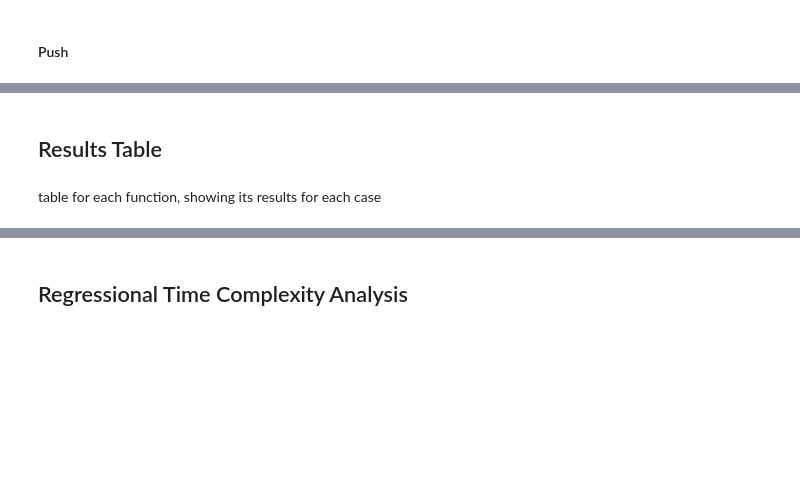
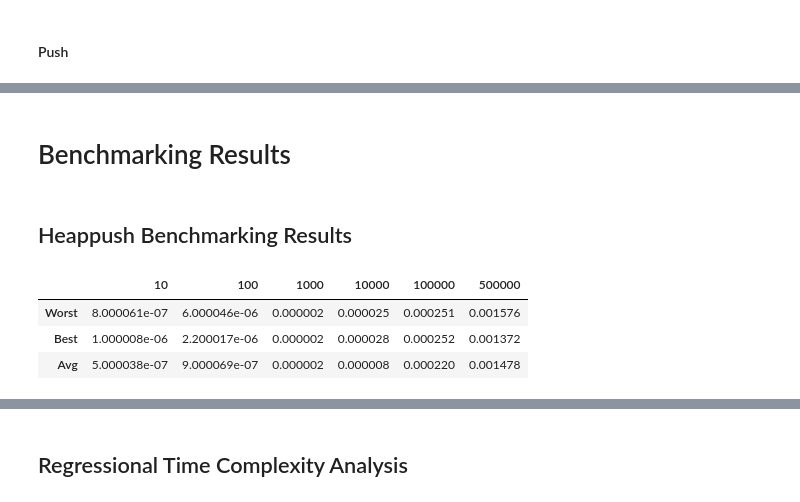
Before and after one commit to cjbass02/CSC3310-Program4, a Jupyter notebook: program4.ipynb, the cells around one changed output, grey strips where cells are left out. Cells and saved outputs as stored; diff of their text form; code cells hidden in the pictures; blank space fills up the shorter version.

```diff
--- a/program4.ipynb
+++ b/program4.ipynb
@@ -84,16 +84,22 @@ push_worst_10 = create_push_pop_list("worst", 10)
 push_worst_100 = create_push_pop_list("worst", 100)
 push_worst_1000 = create_push_pop_list("worst", 1000)
 push_worst_10000 = create_push_pop_list("worst", 10000)
+push_worst_100000 = create_push_pop_list("worst", 100000)
+push_worst_500000 = create_push_pop_list("worst", 500000)
 
 push_best_10 = create_push_pop_list("best", 10)
 push_best_100 = create_push_pop_list("best", 100)
 push_best_1000 = create_push_pop_list("best", 1000)
 push_best_10000 = create_push_pop_list("best", 10000)
+push_best_100000 = create_push_pop_list("best", 100000)
+push_best_500000 = create_push_pop_list("best", 500000)
 
 push_avg_10 = create_push_pop_list("avg", 10)
 push_avg_100 = create_push_pop_list("avg", 100)
 push_avg_1000 = create_push_pop_list("avg", 1000)
 push_avg_10000 = create_push_pop_list("avg", 10000)
+push_avg_100000 = create_push_pop_list("avg", 100000)
+push_avg_500000 = create_push_pop_list("avg", 500000)
 # %% [markdown]
 #### Pop
 # %%
@@ -207,4 +636,15 @@ Push avg case:
 # %% [markdown]
-## Results Table
+# Benchmarking Results
-# %% [markdown]
-table for each function, showing its results for each case
+# %% [markdown]
+## Heappush Benchmarking Results
+# %%
+df_push = pd.DataFrame(columns = ["10", "100", "1000", "10000", "100000", "500000"])
+df_push.loc["Worst"] = push_worst
+df_push.loc["Best"] = push_best
+df_push.loc["Avg"] = push_avg
+df_push.head()
+# %% [output]
+|  | 10 | 100 | 1000 | 10000 | 100000 | 500000 |
+| Worst | 8.000061e-07 | 6.000046e-06 | 0.000002 | 0.000025 | 0.000251 | 0.001576 |
+| Best | 1.000008e-06 | 2.200017e-06 | 0.000002 | 0.000028 | 0.000252 | 0.001372 |
+| Avg | 5.000038e-07 | 9.000069e-07 | 0.000002 | 0.000008 | 0.000220 | 0.001478 |
```
Also changed, not shown: parts of 25 cells of this notebook.
